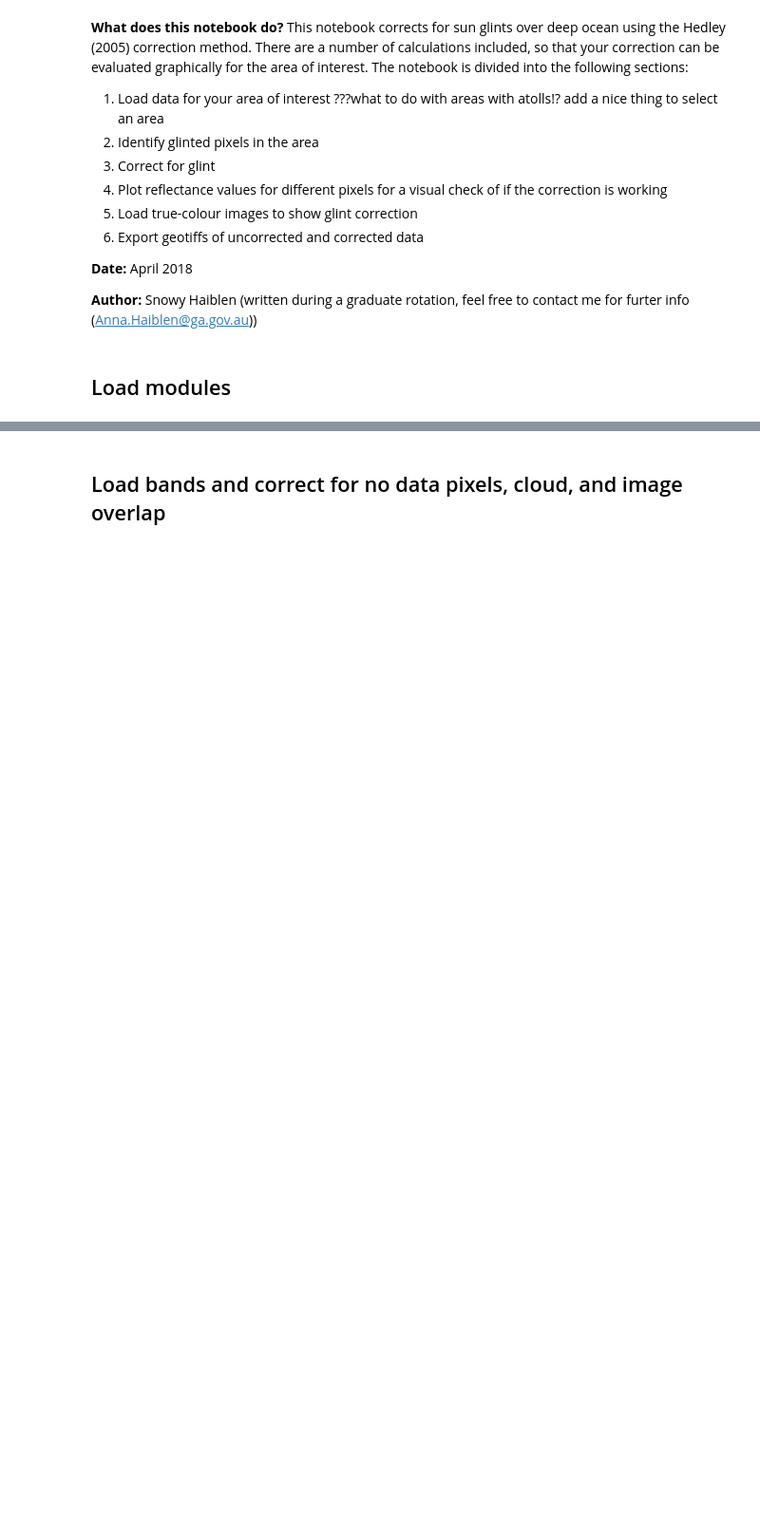
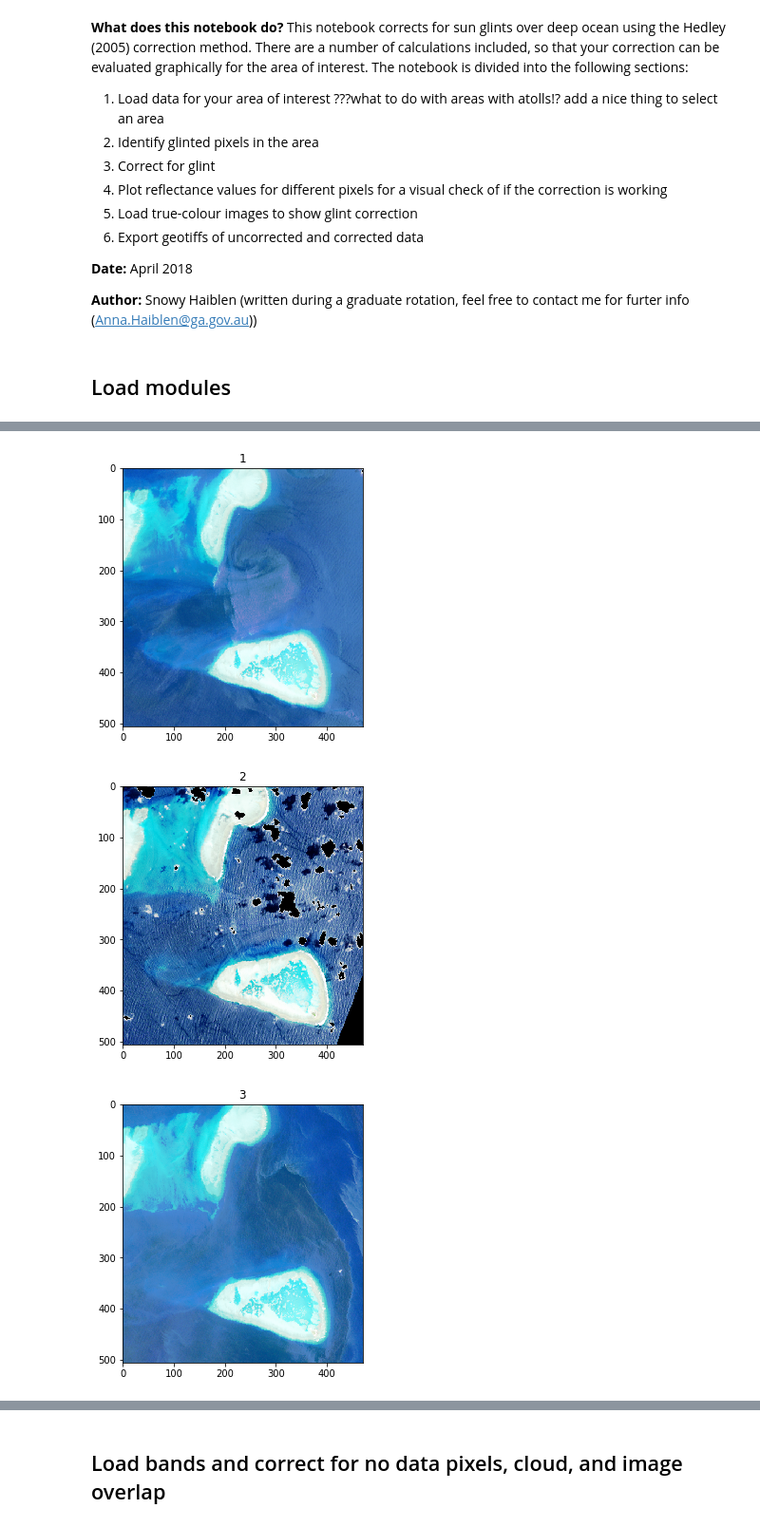
Before and after one commit to taslandcover/dea-notebooks, a Jupyter notebook: Glint/Hedley_2005_glint_correction.ipynb, the cells around one changed output, grey strips where cells are left out. Shown at 95% size. Saved outputs shown, nothing was run; the diff lists cells and outputs as text; code cells hidden in the pictures; blank space fills up the shorter version.

Commit message:
new load with all images at start

```diff
--- a/Glint/Hedley_2005_glint_correction.ipynb
+++ b/Glint/Hedley_2005_glint_correction.ipynb
@@ -73,0 +237,57 @@ image = 1
+# %%
+#Chad's script: print true-colour images for each time with good imagery...
+
+
+#for each time slice of the geomedian dataset, extract the corresponding
+#dataset - just select red, green, and blue bands
+data = []
+n = len(list(data_mostly_cloud_free['time']))
+for i in range(0,n):
+    x = data_mostly_cloud_free.isel(['red','green','blue'], time = i)
+    data.append(x)
+
+#extract the time values from the geomedian dataset and then
+#clean up values so they show just the date and not the time
+imageNo=list(np.arange(1,n))
+# time = list(test['time'].values)
+# time_str = []
+# for i in time:
+#     x = str(i)[:10]
+#     time_str.append(x)
+
+#zip both the time and dataarrays together as a dictionary
+test_dict = dict(zip(imageNo,data))
+
+#function for turning the datasets into numpy rgb arrays
+from skimage import exposure
+def makeTrueColour(ds):
+    # find the shape of the data
+    y, x,  = ds['red'].shape
+    # make an empty array of the correct size, 3 dimensions (for red, green, blue), and of a decimal (floating point) number
+    rawimg = np.zeros((y,x,3), dtype = np.float32)
+    # for each of red, green, blue, access the xarray, pull out the data for the time slice desired, and save it to the new array
+    for i, colour in enumerate(['red','green','blue']):
+        rawimg[:,:,i] = ds[colour].values
+    # default DEA values for blank pixels are -999, change this to NaN (not a number, null in python)
+    rawimg[rawimg == -999] = np.nan
+    # stretch the colour range of the RGB data to it looks bright and vibrant to the human eye
+    rawimg = exposure.equalize_hist(rawimg, mask = np.isfinite(rawimg))
+    return rawimg
+
+#loop over the gemedian dictionary and create an rgb image for each time slice
+rgb_images = {key: makeTrueColour(test_dict[key]) for key in test_dict}
+
+#loop through the rgb_images dictionary and export out a plot as a .png
+# CAUTION: this loop also plots the figures below so chews up memory
+for key in rgb_images:
+    fig = plt.figure(figsize=[5,5])
+    # draw the scene
+    imshow(rgb_images[key])
+    # get the axis object resulting from the drawing
+    ax = plt.gca()
+    # add a title to the axes object, in this case, the time of the satellite pass
+    ax.set_title(key)
+# %% [output]
+[figure, added]
+[figure, added]
+[figure, added]
```
Also changed, not shown: parts of 23 cells of this notebook.
